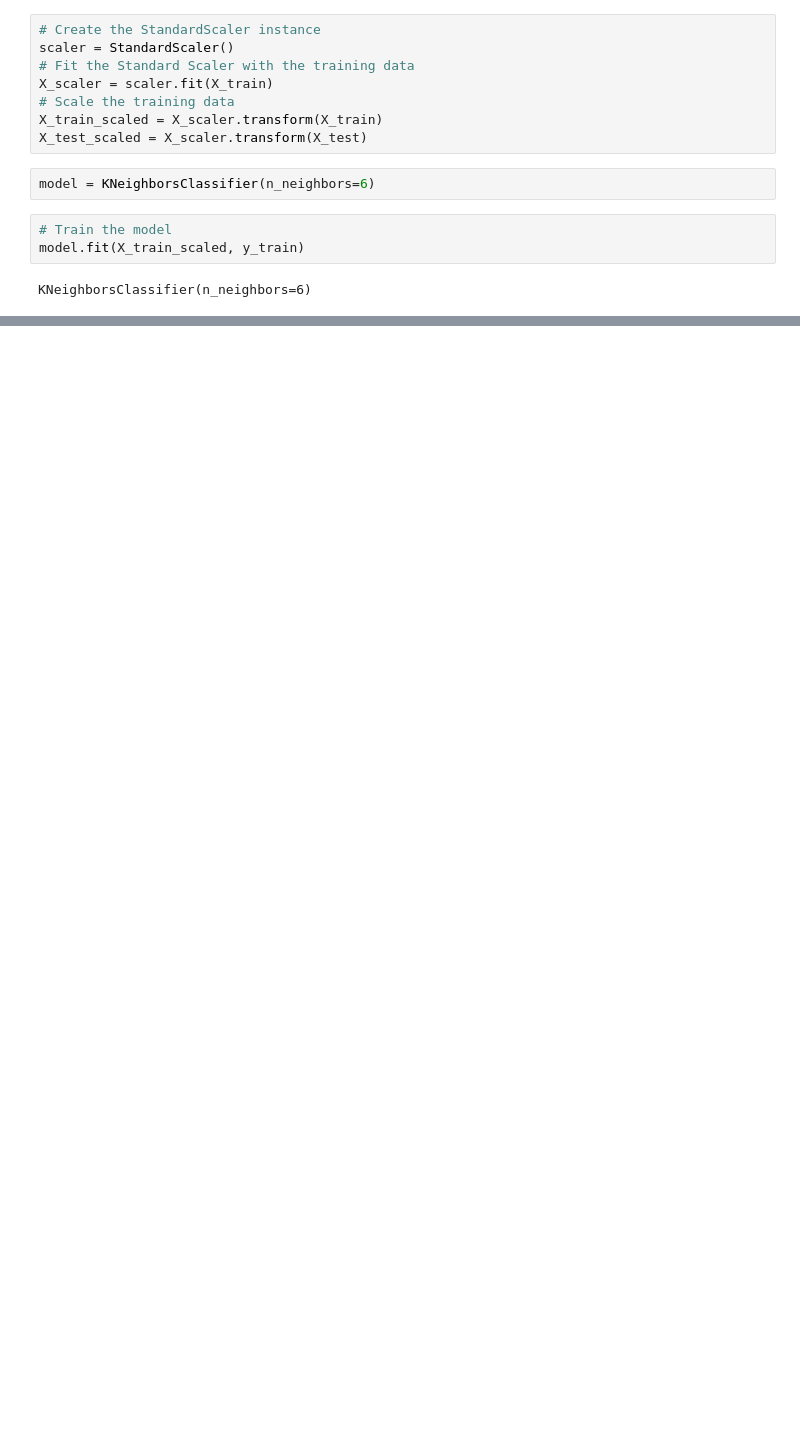
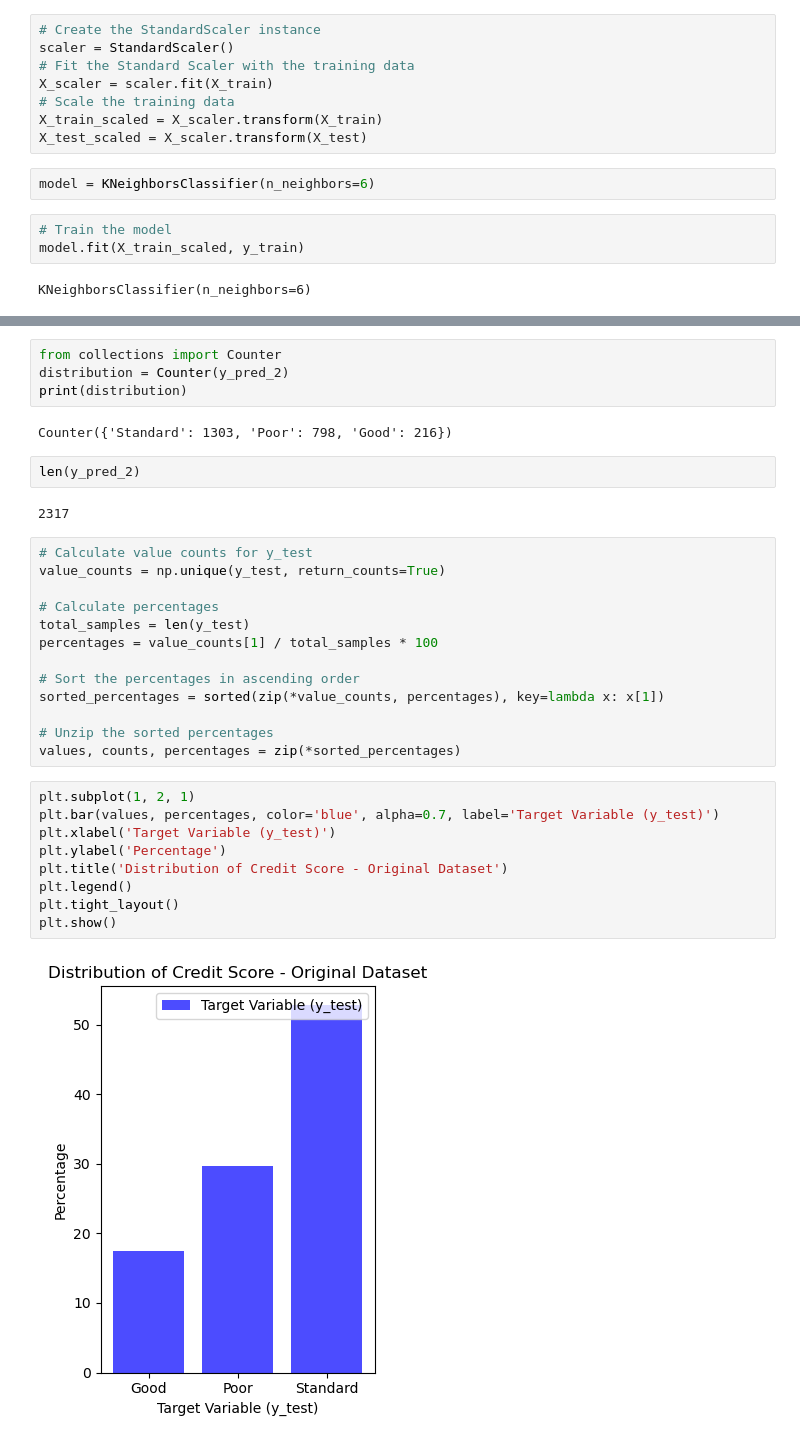
Before and after one commit to josephlomas/Project4_GroupRepo, a Jupyter notebook: Credit_Data_Model.ipynb, the cells around one changed output, grey strips where cells are left out. Drawn from its saved outputs; the diff is of its cells as text; blank space fills up the shorter version.

```diff
--- a/Credit_Data_Model.ipynb
+++ b/Credit_Data_Model.ipynb
@@ -115,0 +194,34 @@ print(accuracy_score(y_test, y_pred))
+# %%
+from collections import Counter
+distribution = Counter(y_pred_2)
+print(distribution)
+# %% [output]
+Counter({'Standard': 1303, 'Poor': 798, 'Good': 216})
+# %%
+len(y_pred_2)
+# %% [output]
+2317
+# %%
+# Calculate value counts for y_test
+value_counts = np.unique(y_test, return_counts=True)
+
+# Calculate percentages
+total_samples = len(y_test)
+percentages = value_counts[1] / total_samples * 100
+
+# Sort the percentages in ascending order
+sorted_percentages = sorted(zip(*value_counts, percentages), key=lambda x: x[1])
+
+# Unzip the sorted percentages
+values, counts, percentages = zip(*sorted_percentages)
+# %%
+plt.subplot(1, 2, 1)
+plt.bar(values, percentages, color='blue', alpha=0.7, label='Target Variable (y_test)')
+plt.xlabel('Target Variable (y_test)')
+plt.ylabel('Percentage')
+plt.title('Distribution of Credit Score - Original Dataset')
+plt.legend()
+plt.tight_layout()
+plt.show()
+# %% [output]
+[figure, added]
```
Also changed, not shown: parts of 21 cells of this notebook.
